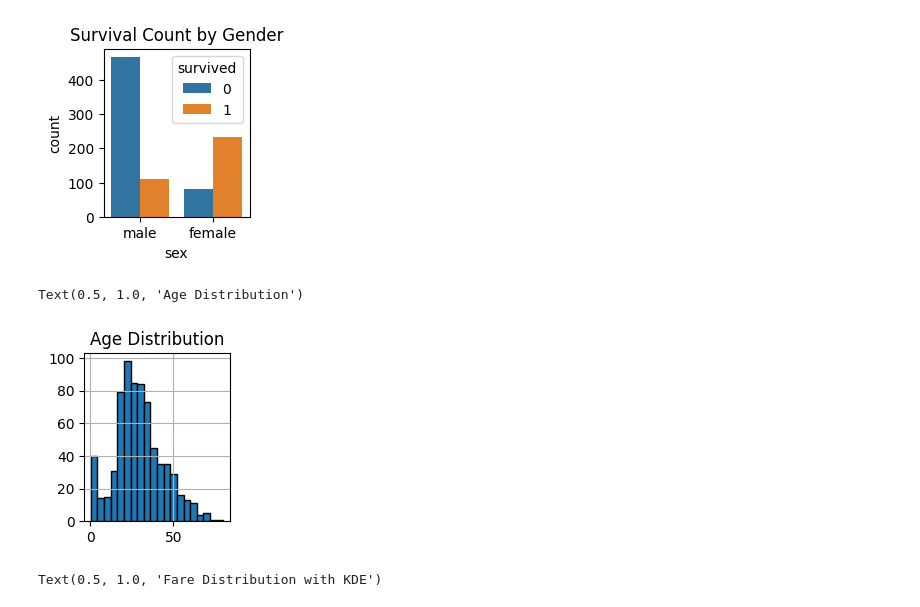
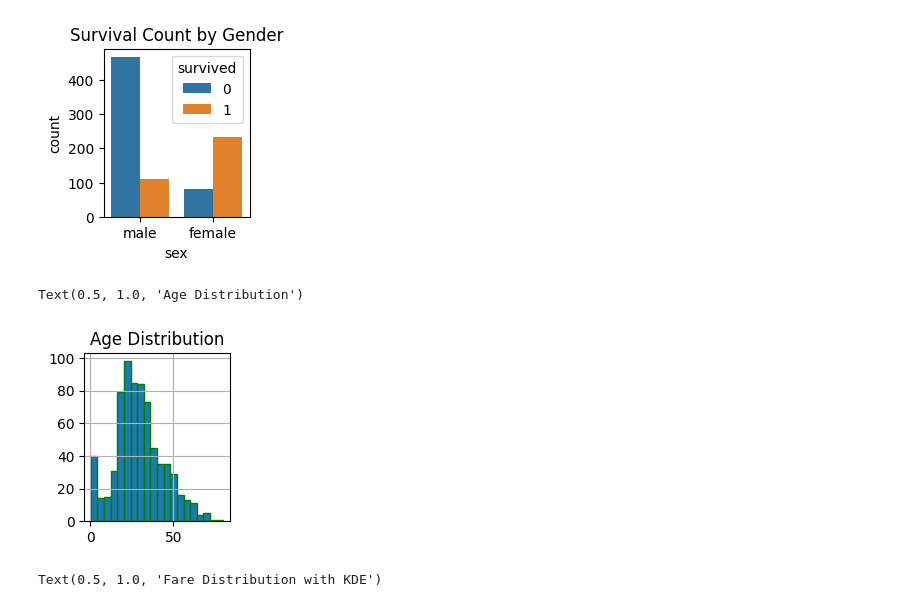
Before and after one commit to sanyasirao-surada/research_portal, a Jupyter notebook: MCA_ML_LAB_16_07_2025.ipynb, the cells around one changed output. Drawn from its saved outputs; the diff is of its cells as text; code cells hidden in the pictures.

```diff
--- a/MCA_ML_LAB_16_07_2025.ipynb
+++ b/MCA_ML_LAB_16_07_2025.ipynb
@@ -167,11 +223,11 @@ Text(0.5, 1.0, 'Survival Count by Gender')
 # %%
 # 4b. Histogram: Age distribution
 plt.subplot(2, 3, 2)
-df['age'].dropna().hist(bins=20, edgecolor='black')
+df['age'].dropna().hist(bins=20, edgecolor='g')
 plt.title("Age Distribution")
 # %% [output]
 Text(0.5, 1.0, 'Age Distribution')
-[figure, old version]
+[figure, new version]
 # %%
 # 4c. Distribution Plot: Fare
 plt.subplot(2, 3, 3)
```
Also changed, not shown: parts of 19 cells of this notebook.
